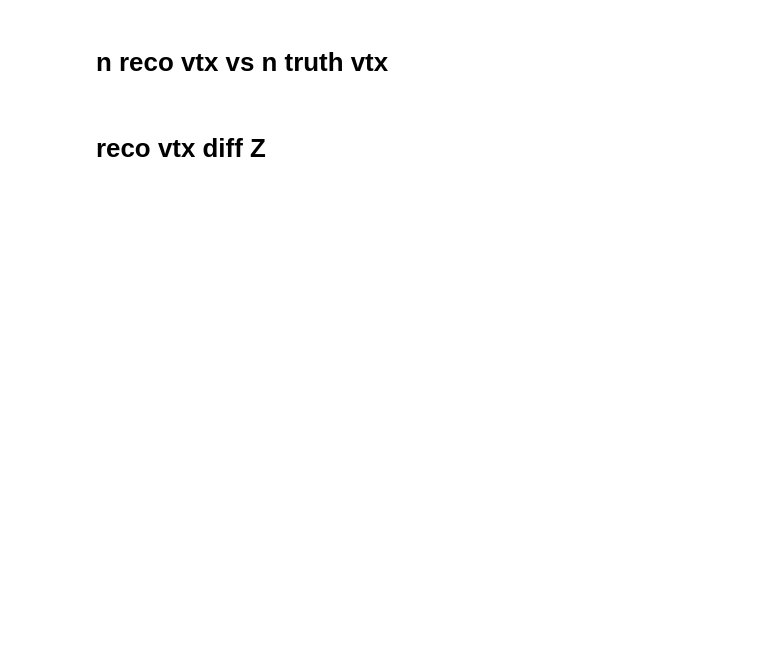
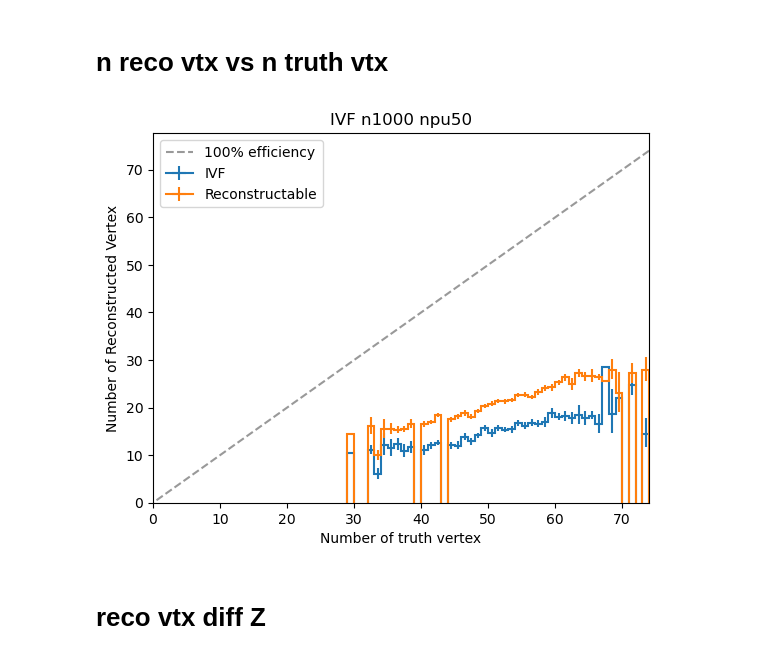
Before and after one commit to hrzhao76/pv-dl, a Jupyter notebook: notebooks/evaluate/inspect_sample_n1000_npu50_IVF.ipynb, the cells around one changed output. Cells and saved outputs as stored; diff of their text form; code cells hidden in the pictures; blank space fills up the shorter version.

Commit message:
WIP: performance plot for AMVF

```diff
--- a/notebooks/evaluate/inspect_sample_n1000_npu50_IVF.ipynb
+++ b/notebooks/evaluate/inspect_sample_n1000_npu50_IVF.ipynb
@@ -19,6 +19,8 @@ import pandas as pd
 file_path = (
     samples_folder / "sample/n1000_npu50_IVF/vertex_n1000_npu50_IVF.root"
 )
+
+vertex_algo = "IVF"
 # %%
 file = uproot.open(file_path)
 # %%
@@ -42,2 +92,7 @@ np.mean(ak.count(ML_tracks.truth_PriVtxZ, axis=1))
+# %%
+output_path = Path("./n1000_npu50_IVF")
+output_path.mkdir(
+    parents=True, exist_ok=True
+) if not output_path.exists() else None
 # %% [markdown]
 # Truth Vertex distribution
@@ -157,49 +217,49 @@ TH2_reconstructable_vtx_vs_pu = (
         max_value,
         0,
         max_value,
-        name="num_reconstructable_vtx_vs_pu",
-        label="Number of reconstructable vertex",
+        name="num_truth_vtx",
+        label="Number of truth vertex",
         flow=True,
     )
     .Reg(
         max_value,
         0,
         max_value,
-        name="num_reco_vtx",
-        label="Number of reco vertex",
+        name="num_reconstructable_vtx_vs_pu",
+        label="Number of reconstructable vertex",
         flow=True,
     )
     .Double()
 )
 TH2_reconstructable_vtx_vs_pu.fill(
-    vertexing.nVtxReconstructable, vertexing.nRecoVtx
+    vertexing.nTrueVtx, vertexing.nVtxReconstructable
 )
 hprofile_reconstructable_vs_reco = TH2_reconstructable_vtx_vs_pu.profile(
-    "num_reco_vtx"
+    "num_reconstructable_vtx_vs_pu"
 )
 
 fig, ax = plt.subplots()
-hprofile_truth_vs_reco.plot(label="IVF")
-hprofile_reconstructable_vs_reco.plot(
-    label="Reconstructable"
-)  # TODO: discuss how to draw this
+hprofile_truth_vs_reco.plot(label=vertex_algo)
+hprofile_reconstructable_vs_reco.plot(label="Reconstructable")
 
 # bin_values, bin_edges = hprofile.to_numpy()
 # ax.stairs(bin_values,  bin_edges)
 ax.set_ylabel("Number of Reconstructed Vertex")
-ax.set_title("IVF n1000 npu50")
+ax.set_title(f"{vertex_algo} n1000 npu50")
 ax.plot(
     [max_value, 0.0],
     [max_value, 0.0],
     "--",
     color=(0.6, 0.6, 0.6),
     label="100% efficiency",
 )
 
 ax.legend()
 ax.set_xlim(0, max_value)
 # ax.text(0.5, 0.5, f"Mean: {hprofile.values()[0]:.2f}", transform=ax.transAxes)
-plt.savefig("num_vtx_vs_pu.png")
+plt.savefig(output_path / "num_vtx_vs_pu.png")
+# %% [output]
+[figure, added]
 # %% [markdown]
 # reco vtx diff Z
 # %%
```
Also changed, not shown: parts of 20 cells of this notebook, 13 other files.
